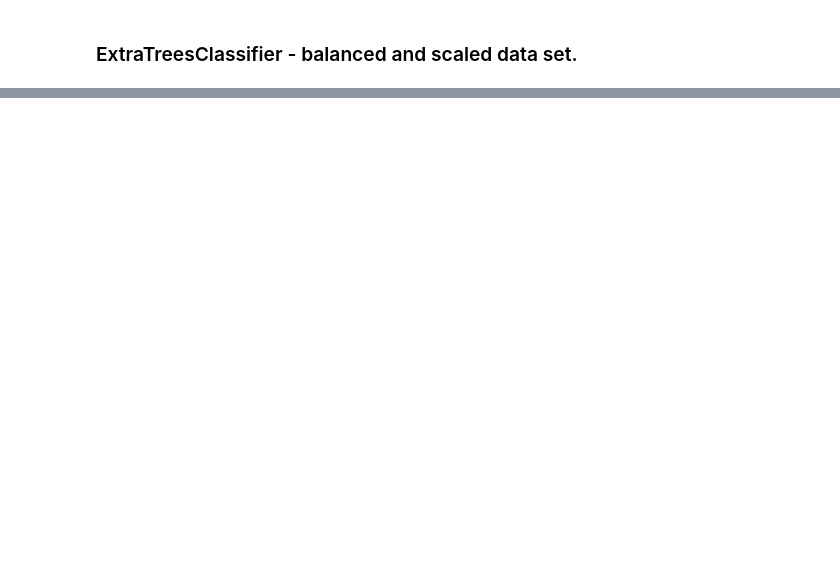
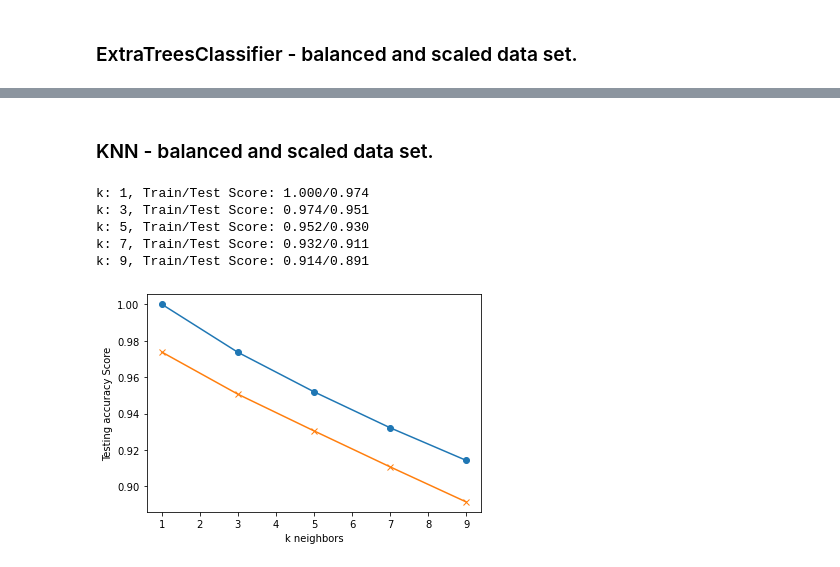
Before and after one commit to vishaalgupta/Patient-Survival-Model, a Jupyter notebook: Linear, Logistic Regression, AdaBoost- Patient Survival Prediction.ipynb, the cells around one changed output, grey strips where cells are left out. Saved outputs shown, nothing was run; the diff lists cells and outputs as text; code cells hidden in the pictures; blank space fills up the shorter version.

```diff
--- a/Linear, Logistic Regression, AdaBoost- Patient Survival Prediction.ipynb
+++ b/Linear, Logistic Regression, AdaBoost- Patient Survival Prediction.ipynb
@@ -405,0 +273,29 @@ Testing Score: 0.9957728076243179
+# %% [markdown]
+### KNN - balanced and scaled data set.
+# %%
+from sklearn.neighbors import KNeighborsClassifier
+
+train_scores = []
+test_scores = []
+for k in range(1, 10, 2):
+    knn = KNeighborsClassifier(n_neighbors=k)
+    knn.fit(X_train_scaled, y_train)
+    train_score = knn.score(X_train_scaled, y_train)
+    test_score = knn.score(X_test_scaled, y_test)
+    train_scores.append(train_score)
+    test_scores.append(test_score)
+    print(f"k: {k}, Train/Test Score: {train_score:.3f}/{test_score:.3f}")
+
+
+plt.plot(range(1, 10, 2), train_scores, marker='o')
+plt.plot(range(1, 10, 2), test_scores, marker="x")
+plt.xlabel("k neighbors")
+plt.ylabel("Testing accuracy Score")
+plt.show()
+# %% [output]
+k: 1, Train/Test Score: 1.000/0.974
+k: 3, Train/Test Score: 0.974/0.951
+k: 5, Train/Test Score: 0.952/0.930
+k: 7, Train/Test Score: 0.932/0.911
+k: 9, Train/Test Score: 0.914/0.891
+[figure, added]
```
Also changed, not shown: parts of 24 cells of this notebook.
